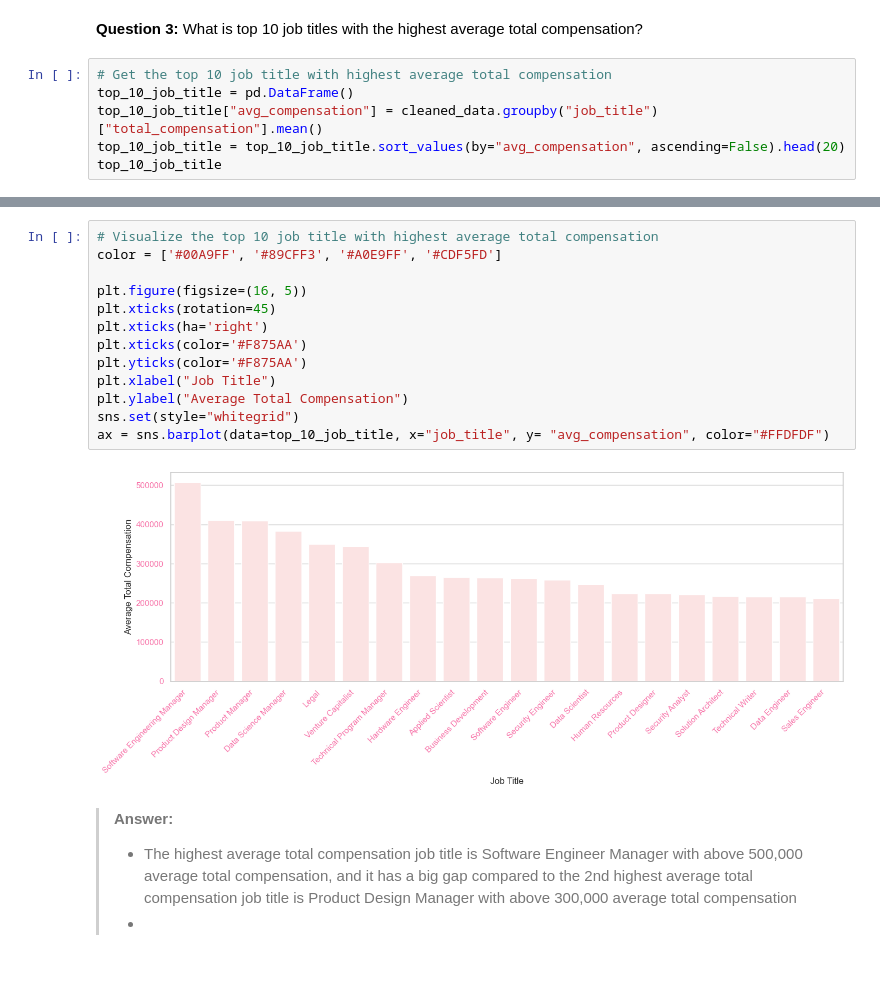
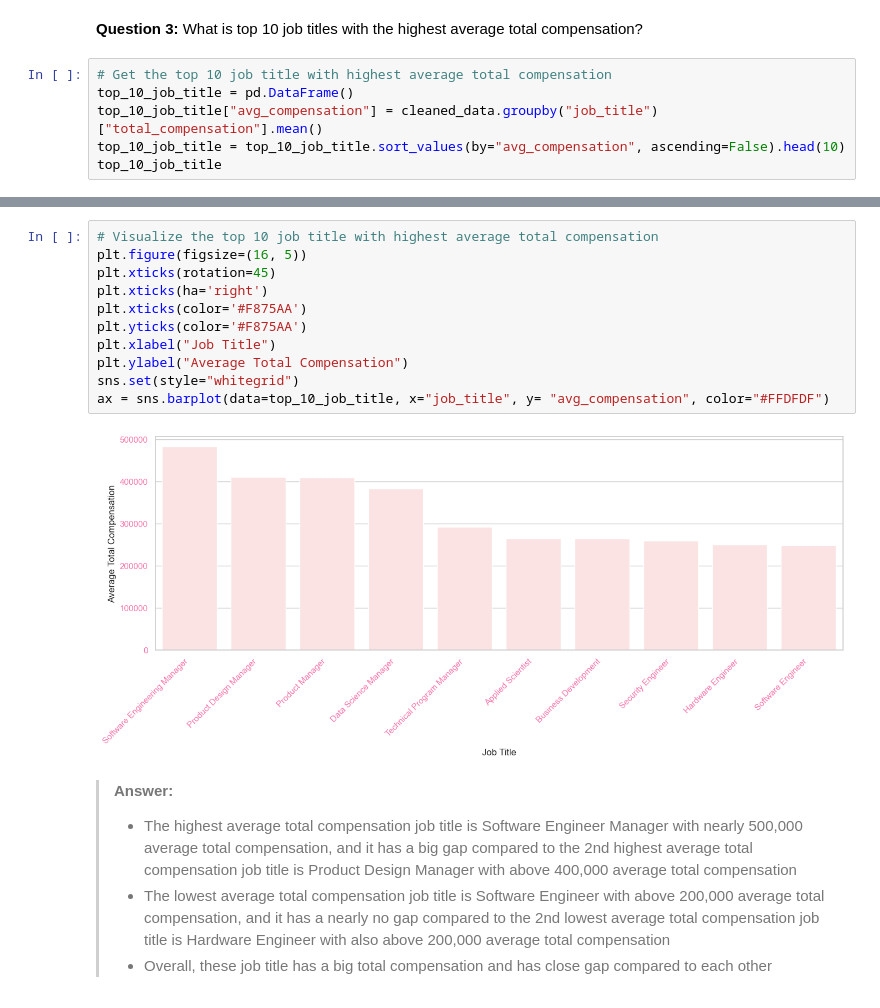
Before and after one commit to Namiscrea7or/SWE-Salary, a Jupyter notebook: notebooks/3-exploration.ipynb, the cells around one changed output, grey strips where cells are left out. Cells and saved outputs as stored; diff of their text form; blank space fills up the shorter version.

```diff
--- a/notebooks/3-exploration.ipynb
+++ b/notebooks/3-exploration.ipynb
@@ -281,7 +281,7 @@ plt.show()
 # Get the top 10 job title with highest average total compensation
 top_10_job_title = pd.DataFrame()
 top_10_job_title["avg_compensation"] = cleaned_data.groupby("job_title")["total_compensation"].mean()
-top_10_job_title = top_10_job_title.sort_values(by="avg_compensation", ascending=False).head(20)
+top_10_job_title = top_10_job_title.sort_values(by="avg_compensation", ascending=False).head(10)
 top_10_job_title
 # %% [output]
 |  | avg_compensation |
@@ -305,19 +299,18 @@ top_10_job_title
 # %%
 # Visualize the top 10 job title with highest average total compensation
-color = ['#00A9FF', '#89CFF3', '#A0E9FF', '#CDF5FD']
-
 plt.figure(figsize=(16, 5))
 plt.xticks(rotation=45)
 plt.xticks(ha='right')
 plt.xticks(color='#F875AA')
 plt.yticks(color='#F875AA')
 plt.xlabel("Job Title")
 plt.ylabel("Average Total Compensation")
 sns.set(style="whitegrid")
 ax = sns.barplot(data=top_10_job_title, x="job_title", y= "avg_compensation", color="#FFDFDF")
 # %% [output]
-[figure, old version]
+[figure, new version]
 # %% [markdown]
 > **Answer:**
-> - The highest average total compensation job title is Software Engineer Manager with above 500,000 average total compensation, and it has a big gap compared to the 2nd highest average total compensation job title is Product Design Manager with above 300,000 average total compensation
-> -
+> - The highest average total compensation job title is Software Engineer Manager with nearly 500,000 average total compensation, and it has a big gap compared to the 2nd highest average total compensation job title is Product Design Manager with above 400,000 average total compensation
+> - The lowest average total compensation job title is Software Engineer with above 200,000 average total compensation, and it has a nearly no gap compared to the 2nd lowest average total compensation job title is Hardware Engineer with also above 200,000 average total compensation
+> - Overall, these job title has a big total compensation and has close gap compared to each other
```
Also changed, not shown: parts of 13 cells of this notebook.
